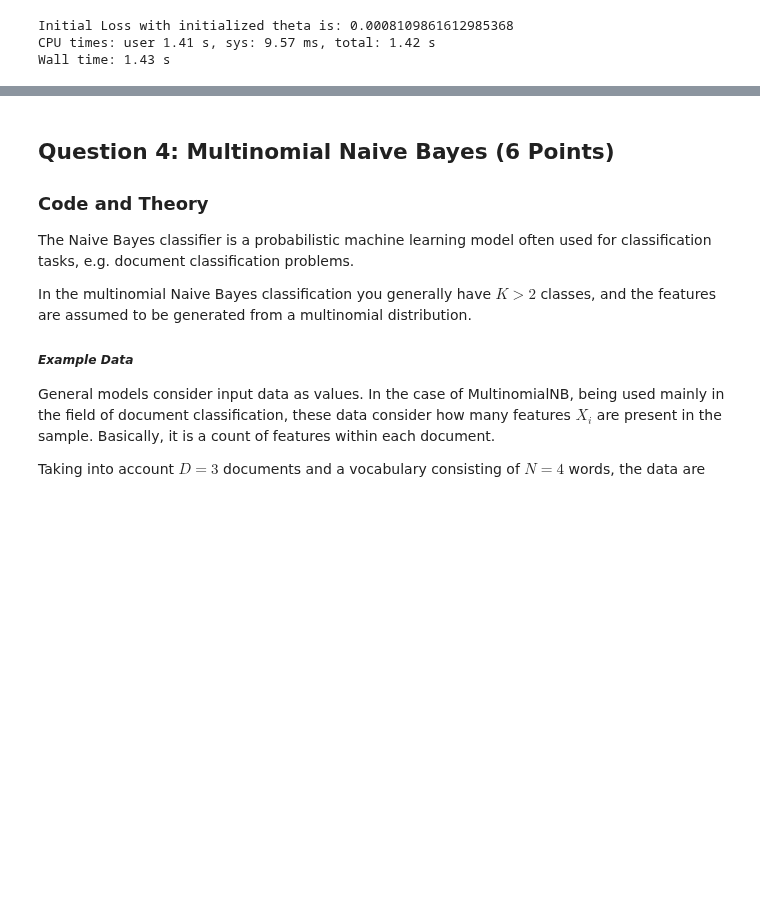
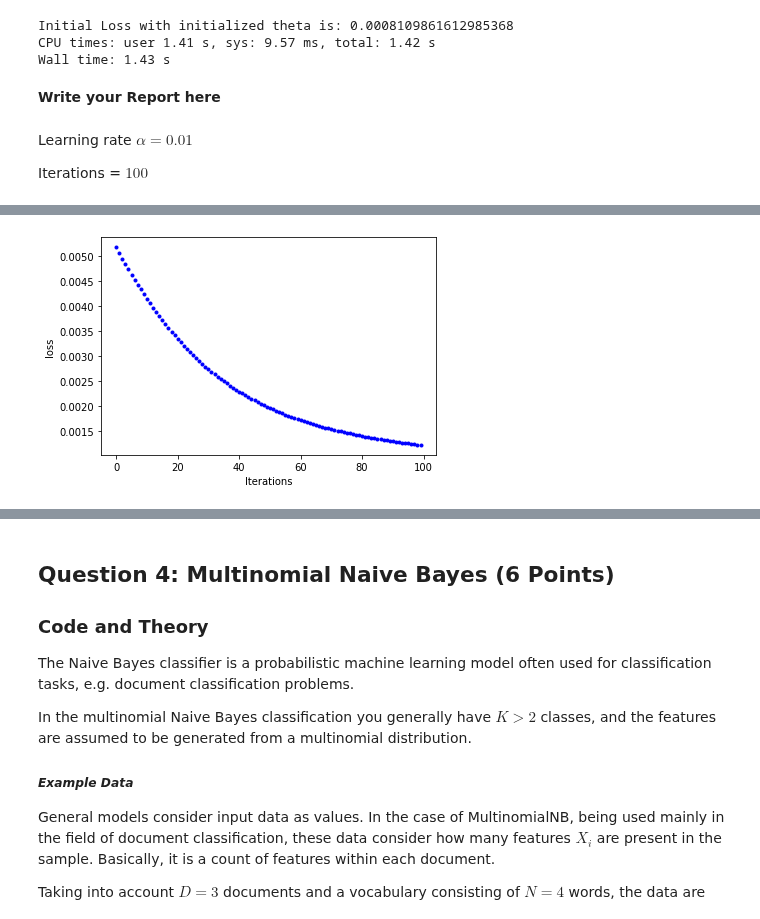
Before and after one commit to SimBoex/FDS-homework2, a Jupyter notebook: Simone_Davide/FDS_Simone_Davide.ipynb, the cells around one changed output, grey strips where cells are left out. Saved outputs shown, nothing was run; the diff lists cells and outputs as text; code cells hidden in the pictures; blank space fills up the shorter version.

```diff
--- a/Simone_Davide/FDS_Simone_Davide.ipynb
+++ b/Simone_Davide/FDS_Simone_Davide.ipynb
@@ -782,3 +782,30 @@ theta_final, log_l_history = gradient_descent(theta0, X, y_onehot, alpha=0.001,
 Initial Loss with initialized theta is: 0.0008109861612985368
 CPU times: user 1.41 s, sys: 9.57 ms, total: 1.42 s
 Wall time: 1.43 s
+# %% [markdown]
+**Write your Report here**
+# %%
+# Initialize a theta matrix with random parameters
+theta0 = np.random.rand(X.shape[1], len(np.unique(y)))
+# %% [markdown]
+Learning rate $\alpha = 0.01$
+
+Iterations = $100$
+# %%
+%%time
+
+# Run Gradient descent method
+theta_final, log_l_history = gradient_descent(theta0, X, y_onehot, alpha = 0.01, iterations = 100)
+
+# Compute the accuracy
+acc = compute_accuracy(theta_final, X, y)
+
+print('LR:', 0.01, 'Iter:', 100)
+print('Accuracy:', acc)
+
+# Loss plot
+fig,ax = plt.subplots(num=2)
+ax.set_ylabel('loss')
+ax.set_xlabel('Iterations')
+_=ax.plot(range(len(log_l_history)), log_l_history,'b.')
+# %% [output]
@@ -784,0 +816 @@ Wall time: 1.43 s
+[figure, added]
```
Also changed, not shown: parts of 29 cells of this notebook.
